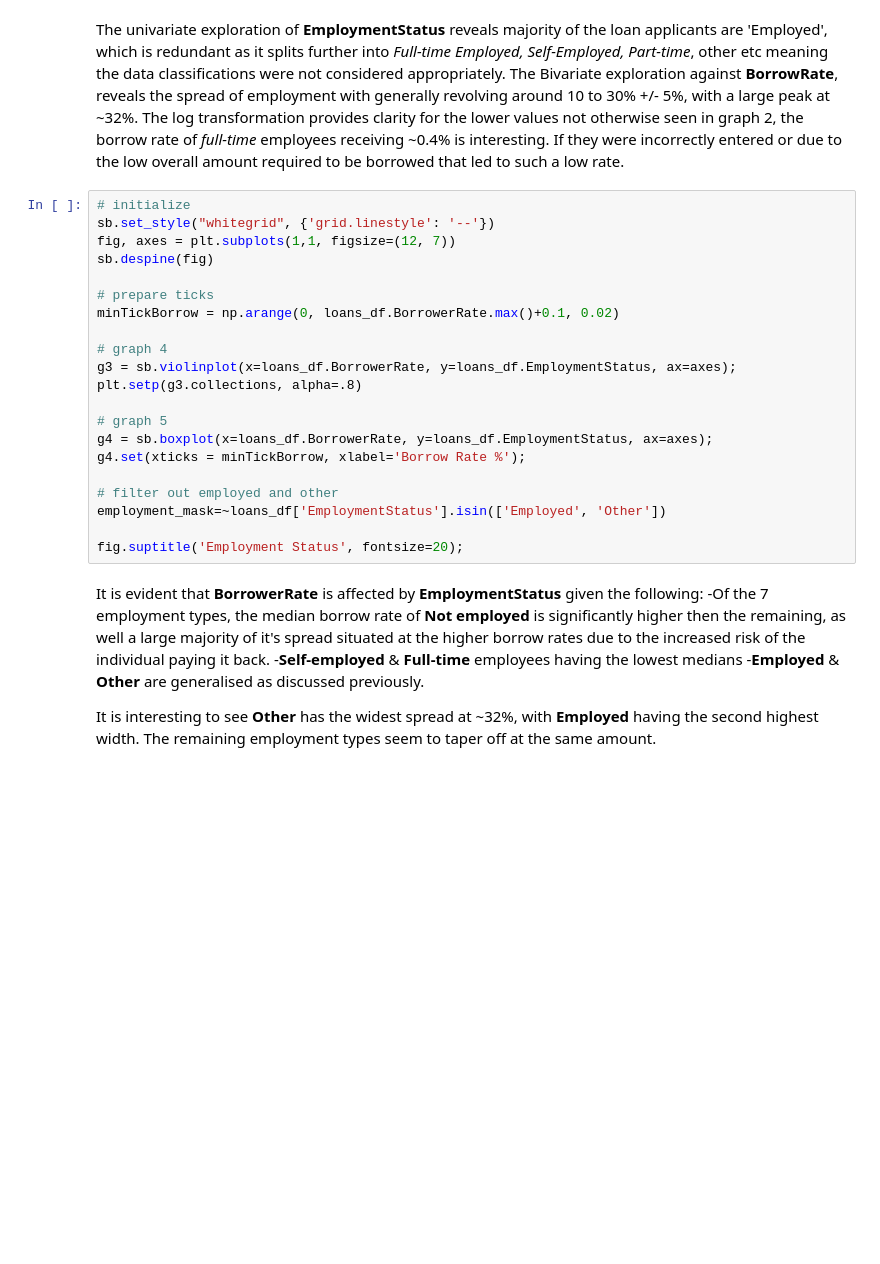
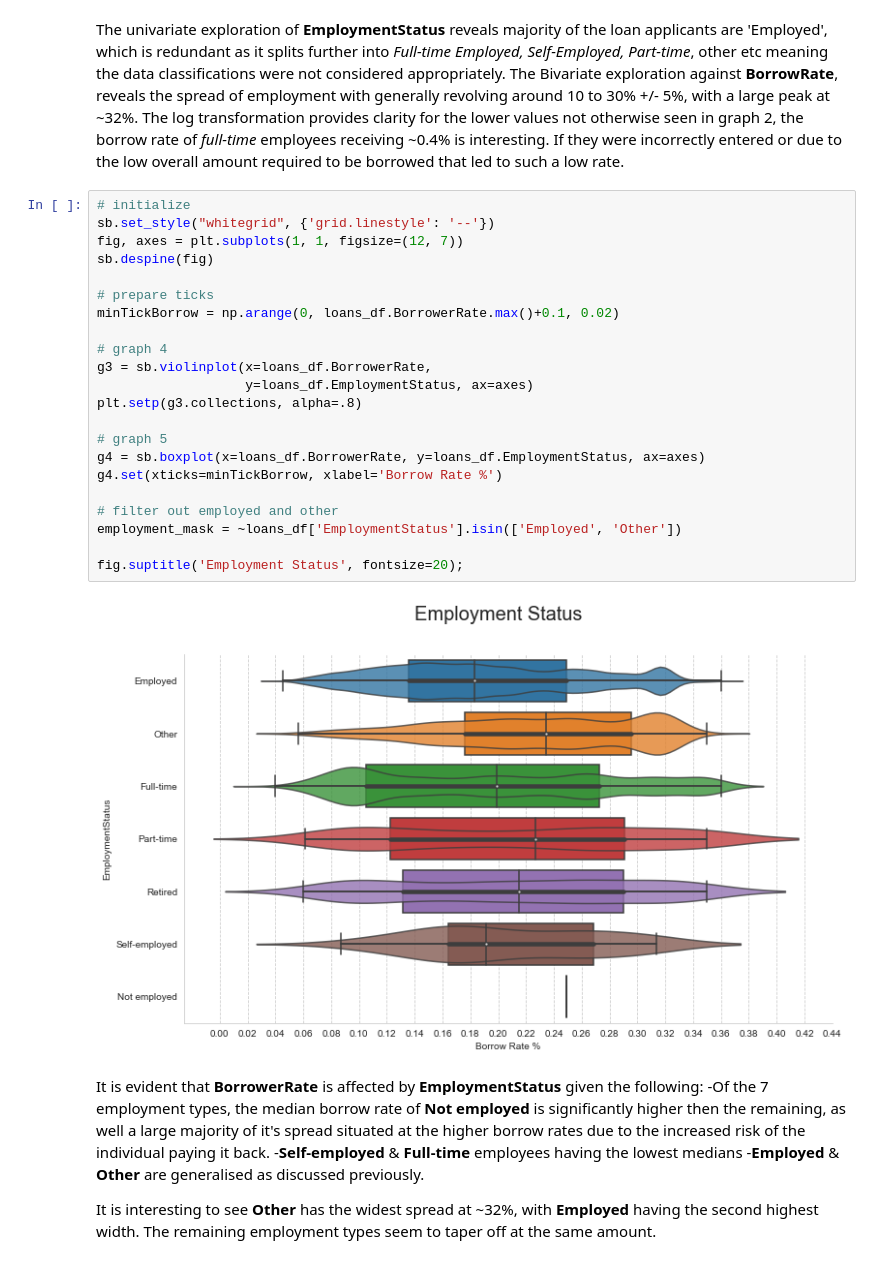
Before and after one commit to JCalaunan/PRJ_Python-Data-Visual, a Jupyter notebook: Loans Part 1.ipynb, the cells around one changed output. Saved outputs shown, nothing was run; the diff lists cells and outputs as text; blank space fills up the shorter version.

```diff
--- a/Loans Part 1.ipynb
+++ b/Loans Part 1.ipynb
@@ -357,24 +579,27 @@ The log transformation provides clarity for the lower values not otherwise seen
 # %%
 # initialize
 sb.set_style("whitegrid", {'grid.linestyle': '--'})
-fig, axes = plt.subplots(1,1, figsize=(12, 7))
+fig, axes = plt.subplots(1, 1, figsize=(12, 7))
 sb.despine(fig)
 
 # prepare ticks
 minTickBorrow = np.arange(0, loans_df.BorrowerRate.max()+0.1, 0.02)
 
 # graph 4
-g3 = sb.violinplot(x=loans_df.BorrowerRate, y=loans_df.EmploymentStatus, ax=axes);
+g3 = sb.violinplot(x=loans_df.BorrowerRate,
+                   y=loans_df.EmploymentStatus, ax=axes)
 plt.setp(g3.collections, alpha=.8)
 
 # graph 5
-g4 = sb.boxplot(x=loans_df.BorrowerRate, y=loans_df.EmploymentStatus, ax=axes);
-g4.set(xticks = minTickBorrow, xlabel='Borrow Rate %');
+g4 = sb.boxplot(x=loans_df.BorrowerRate, y=loans_df.EmploymentStatus, ax=axes)
+g4.set(xticks=minTickBorrow, xlabel='Borrow Rate %')
 
 # filter out employed and other
-employment_mask=~loans_df['EmploymentStatus'].isin(['Employed', 'Other'])
+employment_mask = ~loans_df['EmploymentStatus'].isin(['Employed', 'Other'])
 
 fig.suptitle('Employment Status', fontsize=20);
+# %% [output]
+[figure, added]
 # %% [markdown]
 It is evident that **BorrowerRate** is affected by **EmploymentStatus** given the following:
 -Of the 7 employment types, the median borrow rate of **Not employed** is significantly higher then the remaining, as well a large majority of it's spread situated at the higher borrow rates due to the increased risk of the individual paying it back.
```
Also changed, not shown: parts of 132 cells of this notebook, 5 other files.
